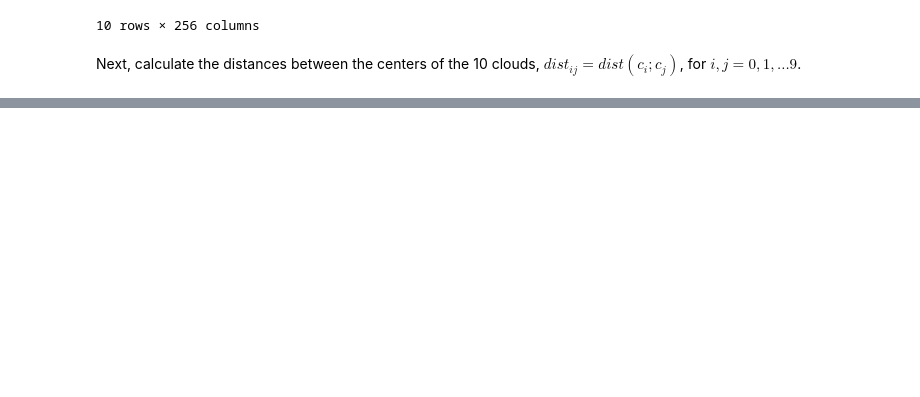
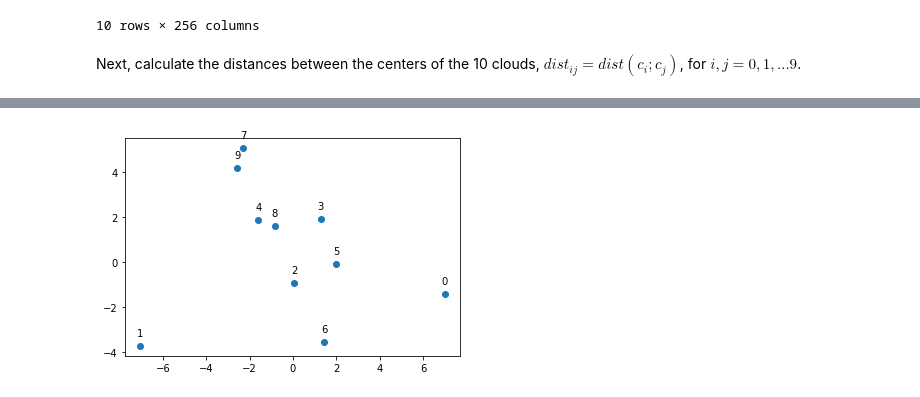
Before and after one commit to LaurensSchinkelshoek/IDL, a Jupyter notebook: assignment1/A1_JG_and_LJS.ipynb, the cells around one changed output, grey strips where cells are left out. Cells and saved outputs as stored; diff of their text form; code cells hidden in the pictures; blank space fills up the shorter version.

```diff
--- a/assignment1/A1_JG_and_LJS.ipynb
+++ b/assignment1/A1_JG_and_LJS.ipynb
@@ -95,0 +132,14 @@ classifier. What pairs of digits seem to be most difficult to separate?
+# %%
+plt.scatter(c_ds_PCA.values[:,0],c_ds_PCA.values[:,1])
+
+for i in range(10):
+
+    label = f"{c_ds_PCA.index[i]}"
+
+    plt.annotate(label, # this is the text
+                 (c_ds_PCA.values[i,0],c_ds_PCA.values[i,1]), # this is the point to label
+                 textcoords="offset points", # how to position the text
+                 xytext=(0,10), # distance from text to points (x,y)
+                 ha='center') # horizontal alignment can be left, right or
+# %% [output]
+[figure, added]
```
Also changed, not shown: parts of 16 cells of this notebook.
